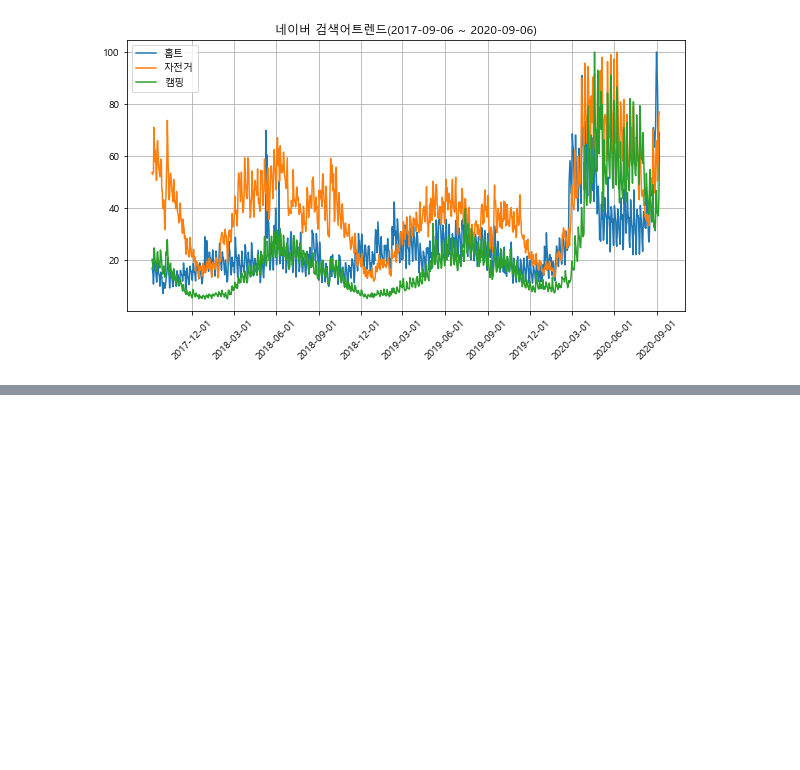
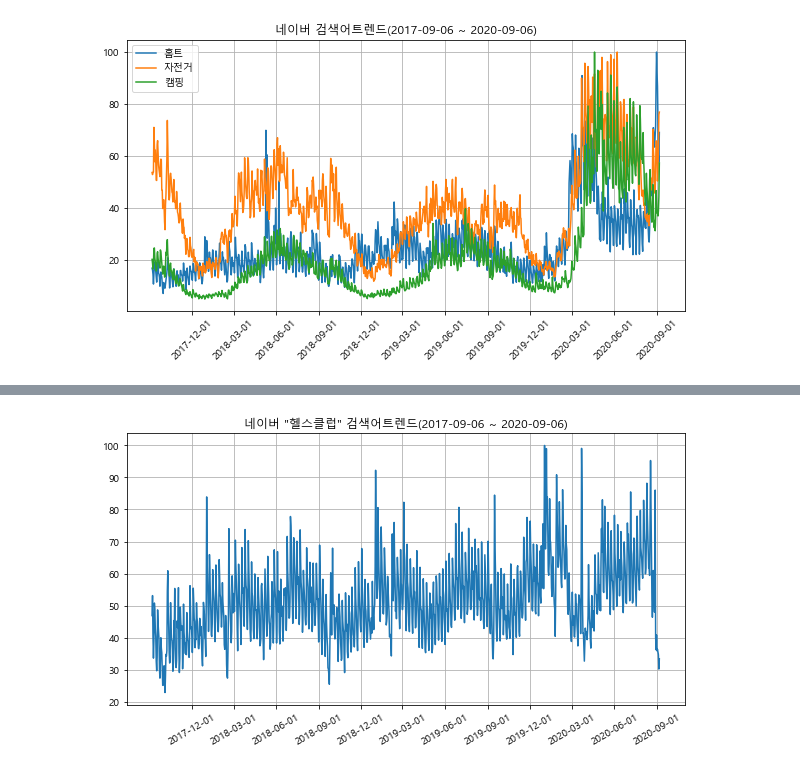
Before and after one commit to limjun92/team8_project, a Jupyter notebook: ssy/naver_trendSearch.ipynb, the cells around one changed output, grey strips where cells are left out. Saved outputs shown, nothing was run; the diff lists cells and outputs as text; code cells hidden in the pictures; blank space fills up the shorter version.

Commit message:
탁구장, 헬스클럽, 배드민턴 추가

```diff
--- a/ssy/naver_trendSearch.ipynb
+++ b/ssy/naver_trendSearch.ipynb
@@ -135,0 +172,25 @@ plt.show()
+# %%
+# '헬스클럽' 검색량
+client_id = "hbYGwBoqgpV1K6WxEOFP"
+client_secret = "WmTrMNWN6c"
+
+url = "https://openapi.naver.com/v1/datalab/search"
+body = "{\"startDate\":\"2017-09-06\",\"endDate\":\"2020-09-06\",\"timeUnit\":\"date\", \"keywordGroups\":[{\"groupName\":\"헬스클럽\",\"keywords\":[\"헬스클럽\",\"헬스\"]}]}"
+
+request = urllib.request.Request(url)
+request.add_header("X-Naver-Client-Id",client_id)
+request.add_header("X-Naver-Client-Secret",client_secret)
+request.add_header("Content-Type","application/json")
+response = urllib.request.urlopen(request, data=body.encode("utf-8"))
+rescode = response.getcode()
+if(rescode==200):
+    response_body = response.read()
+    res = (response_body.decode('utf-8'))
+else:
+    print("Error Code:" + rescode)
+
+res_json = json.loads(res)
+data = res_json['results'][0]['data']
+df5 = pd.json_normalize(data)
+x = df5.period
+y5 = df5.ratio
@@ -135,0 +204,11 @@ plt.show()
+# %%
+plt.plot(x, y5, label='헬스클럽')
+plt.rcParams["figure.figsize"] = (10,5)
+plt.xticks(x_data)
+plt.xticks(rotation=30)
+plt.title('네이버 "헬스클럽" 검색어트렌드(2017-09-06 ~ 2020-09-06)')
+plt.grid()
+plt.savefig('./trendSearch_img/헬스클럽.png', dpi=300)
+plt.show()
+# %% [output]
+[figure, added]
```
Also changed, not shown: parts of 7 cells of this notebook.
